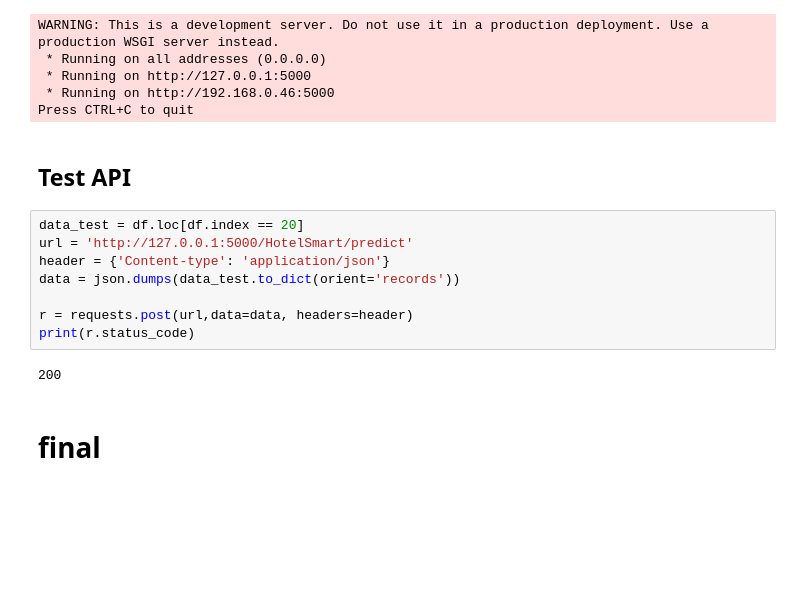
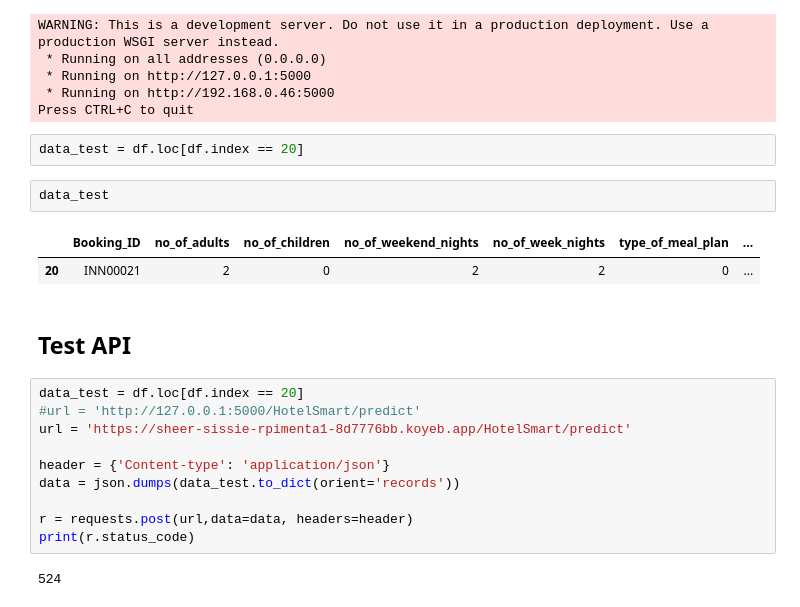
Before and after one commit to rpimenta1/hotel_smart_prediction, a Jupyter notebook: notebooks/projeto_integrador.ipynb, the cells around one changed output. Saved outputs shown, nothing was run; the diff lists cells and outputs as text; blank space fills up the shorter version.

```diff
--- a/notebooks/projeto_integrador.ipynb
+++ b/notebooks/projeto_integrador.ipynb
@@ -927,17 +933,24 @@ WARNING: This is a development server. Do not use it in a production deployment.
  * Running on http://127.0.0.1:5000
  * Running on http://192.168.0.46:5000
 Press CTRL+C to quit
+# %%
+data_test = df.loc[df.index == 20]
+# %%
+data_test
+# %% [output]
+|  | Booking_ID | no_of_adults | no_of_children | no_of_weekend_nights | no_of_week_nights | type_of_meal_plan | ... |
+| 20 | INN00021 | 2 | 0 | 2 | 2 | 0 | ... |
 # %% [markdown]
 ## Test API
 # %%
 data_test = df.loc[df.index == 20]
-url = 'http://127.0.0.1:5000/HotelSmart/predict'
+#url = 'http://127.0.0.1:5000/HotelSmart/predict'
+url = 'https://sheer-sissie-rpimenta1-8d7776bb.koyeb.app/HotelSmart/predict'
+
 header = {'Content-type': 'application/json'}
 data = json.dumps(data_test.to_dict(orient='records'))
 
 r = requests.post(url,data=data, headers=header)
 print(r.status_code)
 # %% [output]
-200
+524
-# %% [markdown]
-# final
```
Also changed, not shown: parts of 4 cells of this notebook, 1 other file.
